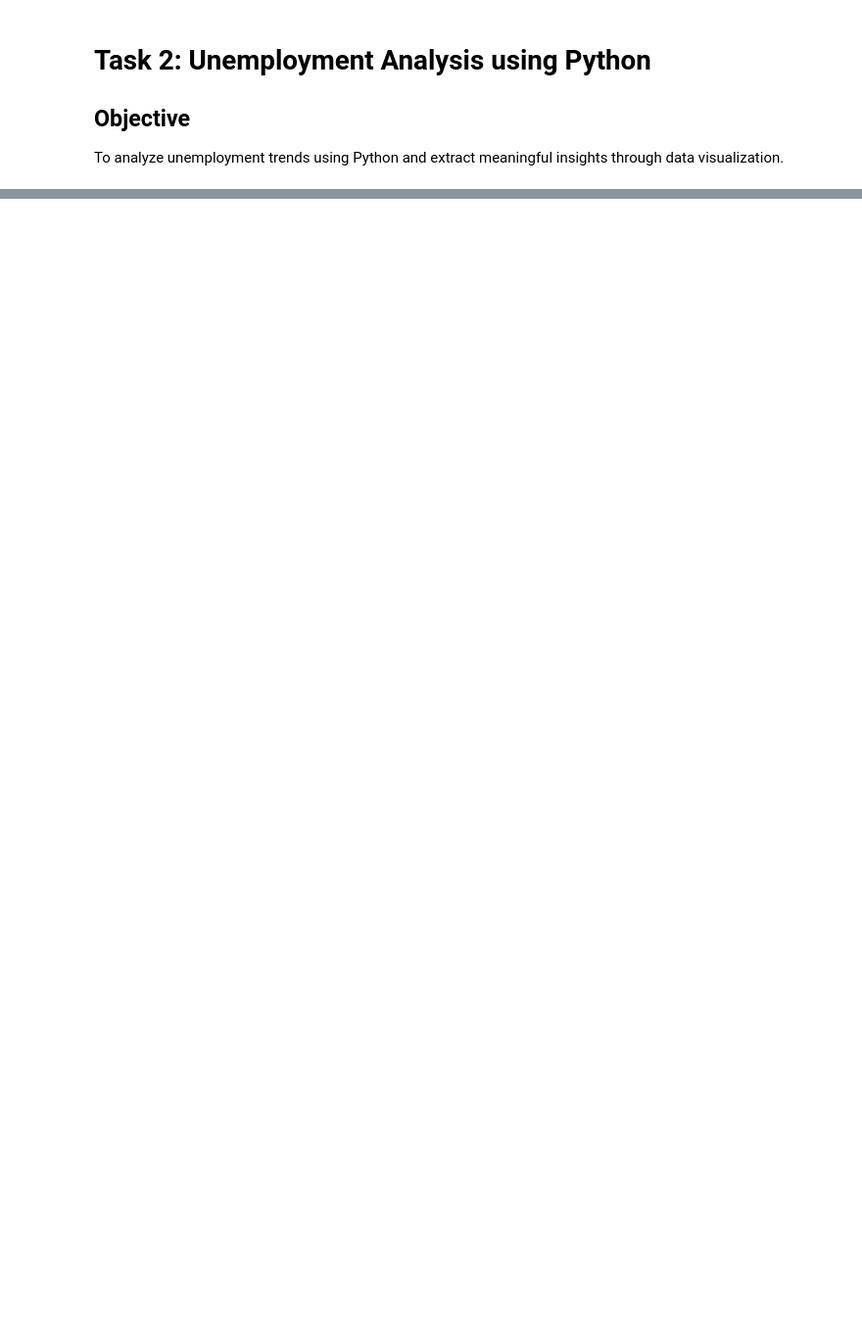
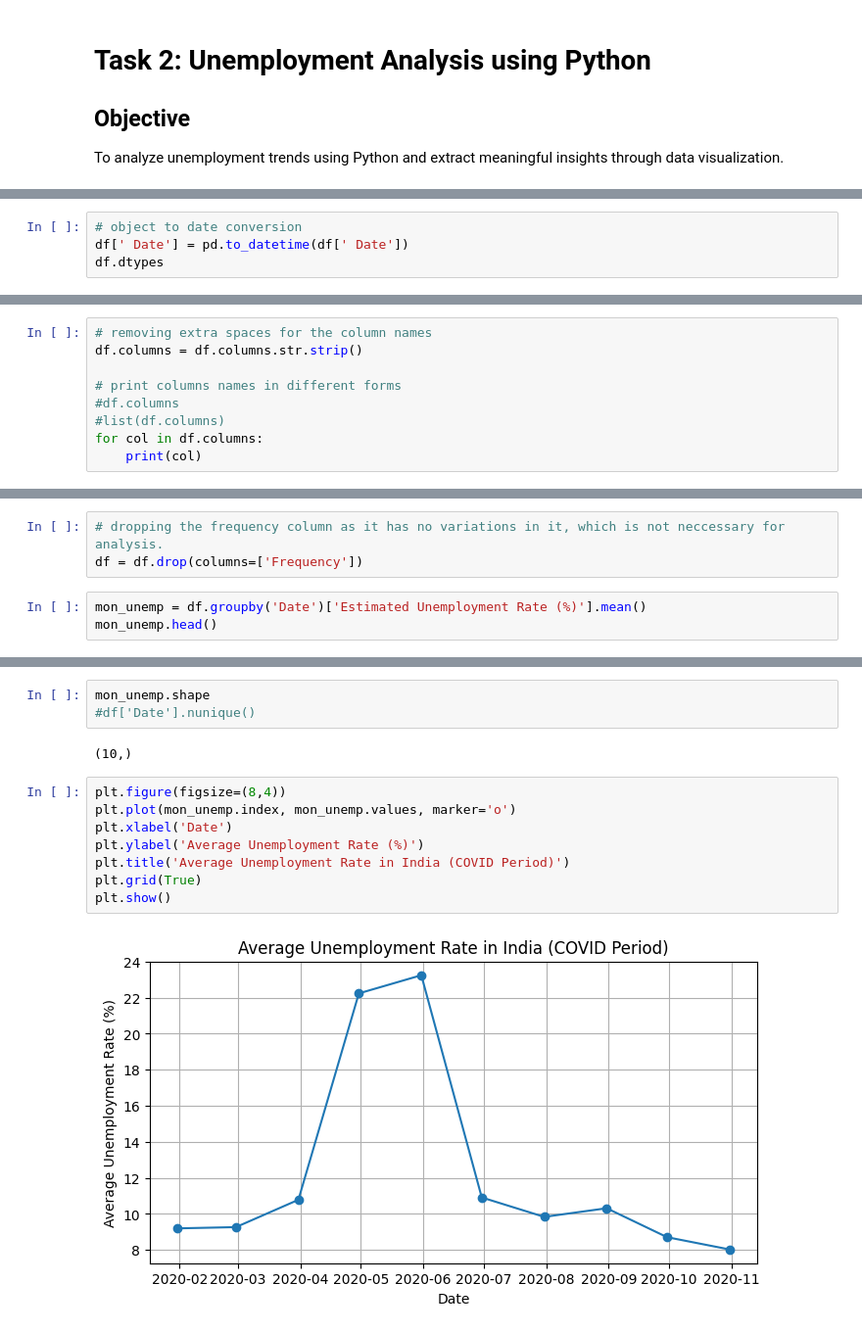
Before and after one commit to PatelNik8/OIBSIP, a Jupyter notebook: notebooks/task2_unemployment_analysis.ipynb, the cells around one changed output, grey strips where cells are left out. Shown at 98% size. Cells and saved outputs as stored; diff of their text form; blank space fills up the shorter version.

Commit message:
WIP: Add dataset and continue Task 2 unemployment analysis for first dataset

```diff
--- a/notebooks/task2_unemployment_analysis.ipynb
+++ b/notebooks/task2_unemployment_analysis.ipynb
@@ -29,0 +84,4 @@ Covid impact analysis
+# %%
+# object to date conversion
+df[' Date'] = pd.to_datetime(df[' Date'])
+df.dtypes
@@ -29,0 +99,9 @@ Covid impact analysis
+# %%
+# removing extra spaces for the column names
+df.columns = df.columns.str.strip()
+
+# print columns names in different forms
+#df.columns
+#list(df.columns)
+for col in df.columns:
+    print(col)
@@ -29,0 +117,6 @@ Covid impact analysis
+# %%
+# dropping the frequency column as it has no variations in it, which is not neccessary for analysis.
+df = df.drop(columns=['Frequency'])
+# %%
+mon_unemp = df.groupby('Date')['Estimated Unemployment Rate (%)'].mean()
+mon_unemp.head()
@@ -29,0 +141,15 @@ Covid impact analysis
+# %%
+mon_unemp.shape
+#df['Date'].nunique()
+# %% [output]
+(10,)
+# %%
+plt.figure(figsize=(8,4))
+plt.plot(mon_unemp.index, mon_unemp.values, marker='o')
+plt.xlabel('Date')
+plt.ylabel('Average Unemployment Rate (%)')
+plt.title('Average Unemployment Rate in India (COVID Period)')
+plt.grid(True)
+plt.show()
+# %% [output]
+[figure, added]
```
Also changed, not shown: parts of 16 cells of this notebook, 2 other files.
